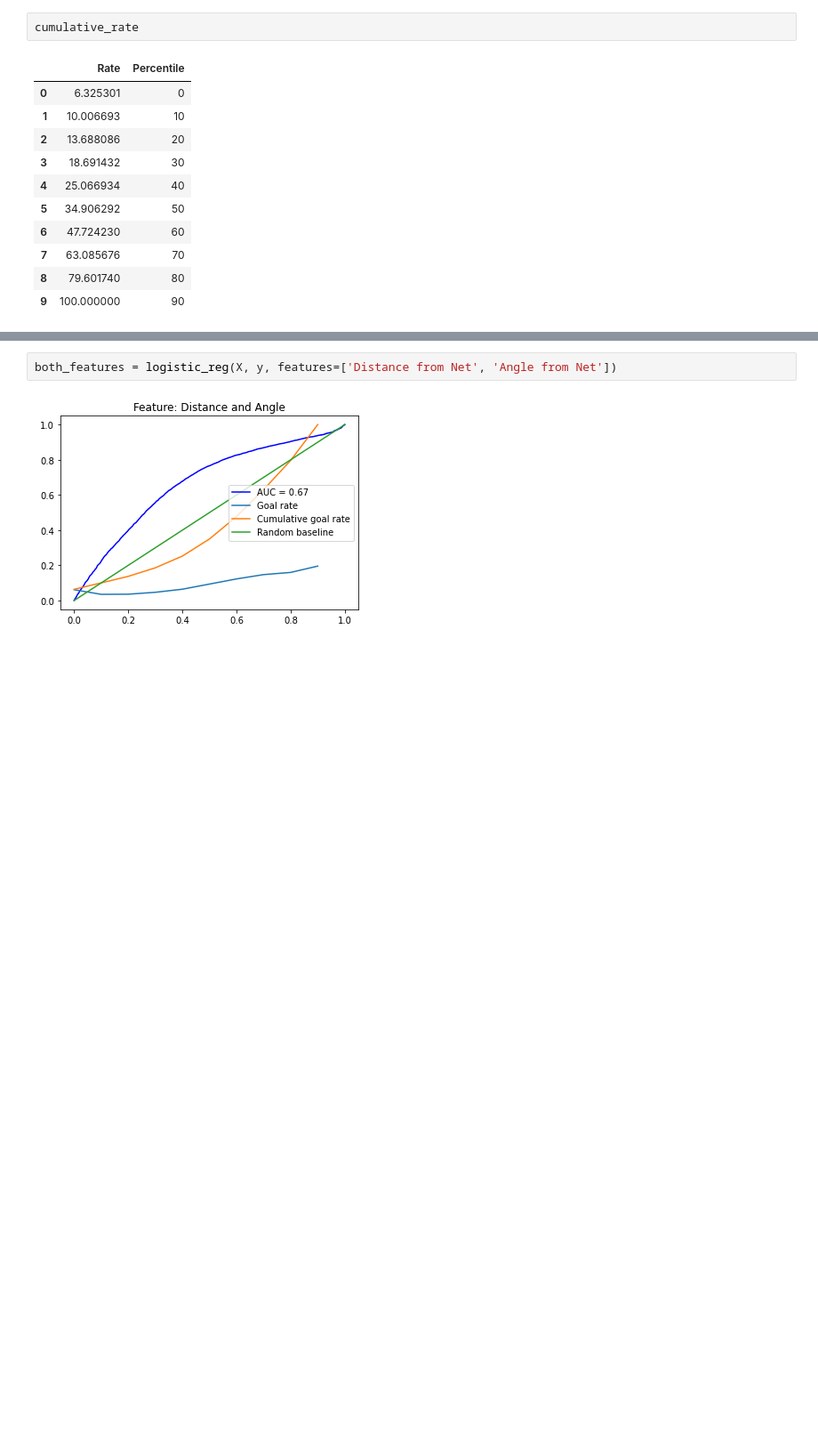
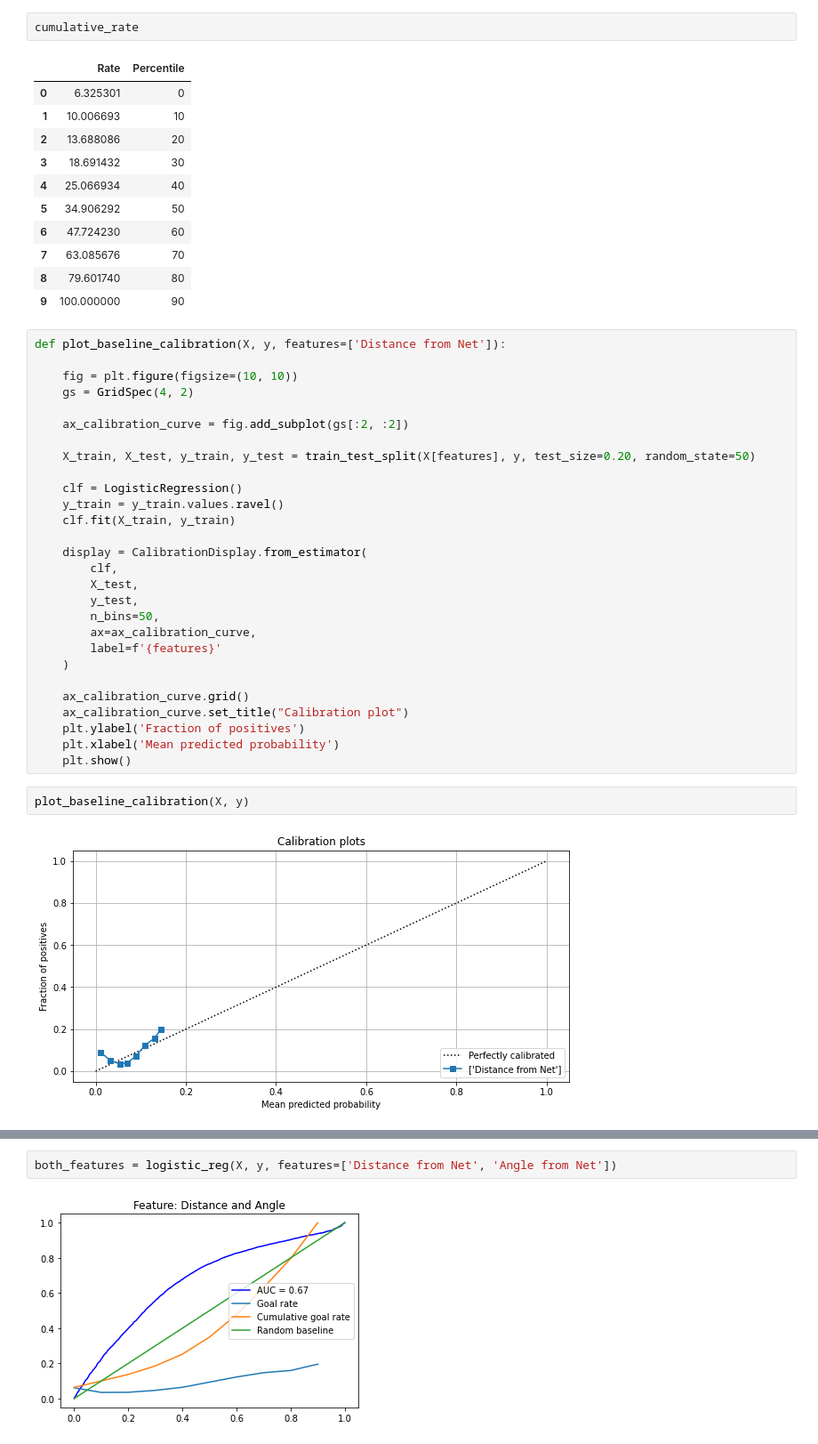
Before and after one commit to IreneZhou0129/IFT6758_m1, a Jupyter notebook: notebooks/m2_q3.ipynb, the cells around one changed output, grey strips where cells are left out. Shown at 89% size. Drawn from its saved outputs; the diff is of its cells as text; blank space fills up the shorter version.

```diff
--- a/notebooks/m2_q3.ipynb
+++ b/notebooks/m2_q3.ipynb
@@ -313,3 +327,35 @@ cumulative_rate
 | 7 | 63.085676 | 70 |
 | 8 | 79.601740 | 80 |
 | 9 | 100.000000 | 90 |
+# %%
+def plot_baseline_calibration(X, y, features=['Distance from Net']):
+
+    fig = plt.figure(figsize=(10, 10))
+    gs = GridSpec(4, 2)
+
+    ax_calibration_curve = fig.add_subplot(gs[:2, :2])
+
+    X_train, X_test, y_train, y_test = train_test_split(X[features], y, test_size=0.20, random_state=50)
+
+    clf = LogisticRegression()
+    y_train = y_train.values.ravel()
+    clf.fit(X_train, y_train)
+
+    display = CalibrationDisplay.from_estimator(
+        clf,
+        X_test,
+        y_test,
+        n_bins=50,
+        ax=ax_calibration_curve,
+        label=f'{features}'
+    )
+
+    ax_calibration_curve.grid()
+    ax_calibration_curve.set_title("Calibration plot")
+    plt.ylabel('Fraction of positives')
+    plt.xlabel('Mean predicted probability')
+    plt.show()
+# %%
+plot_baseline_calibration(X, y)
+# %% [output]
+[figure, added]
```
Also changed, not shown: parts of 21 cells of this notebook, 2 other files.
